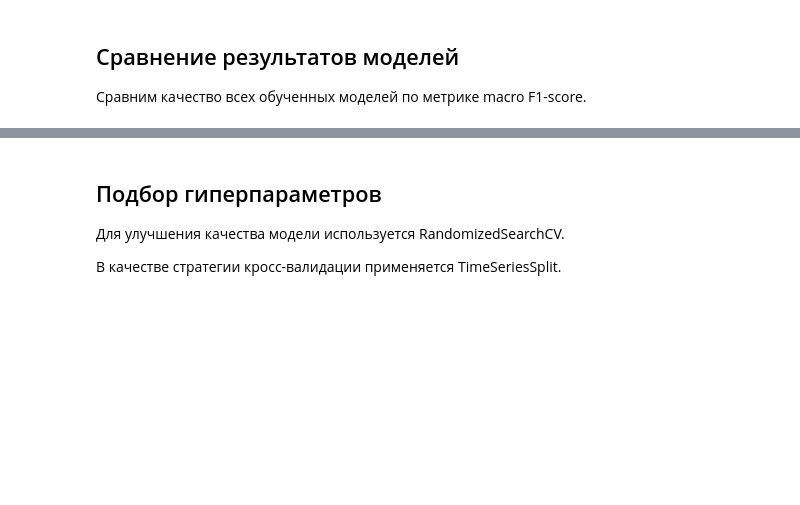
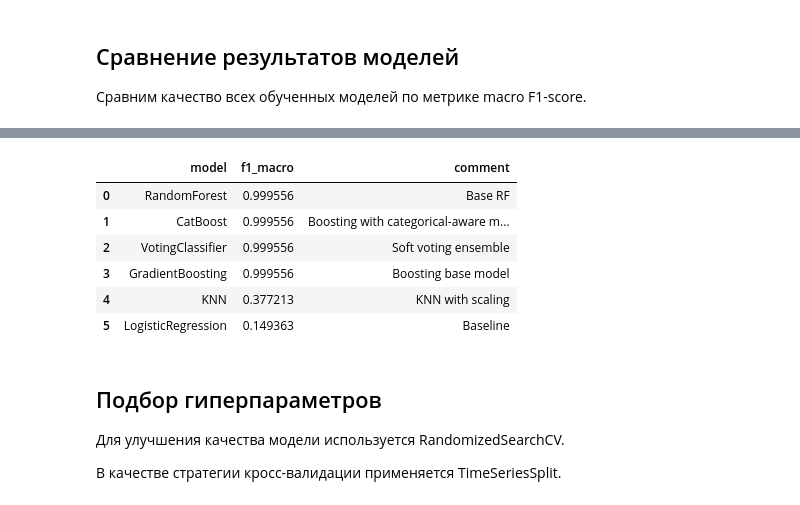
Before and after one commit to hsemlcourse/hseml-group-project-papina, a Jupyter notebook: notebooks/cp2.ipynb, the cells around one changed output, grey strips where cells are left out. Drawn from its saved outputs; the diff is of its cells as text; code cells hidden in the pictures; blank space fills up the shorter version.

```diff
--- a/notebooks/cp2.ipynb
+++ b/notebooks/cp2.ipynb
@@ -240,19 +273,19 @@ RandomForest F1-score: 0.9996845078987819
 
 KNN (K-Nearest Neighbors) — простой алгоритм классификации, основанный на близости объектов в пространстве признаков. Модель предсказывает класс объекта на основе классов его ближайших соседей.
 # %%
-from sklearn.neighbors import KNeighborsClassifier
-
 knn_pipeline = Pipeline([
     ("scaler", StandardScaler()),
-    ("model", KNeighborsClassifier(n_neighbors=5))
+    ("model", KNeighborsClassifier(n_neighbors=7))
 ])
+
 knn_pipeline.fit(X_train, y_train)
-knn_preds = knn_pipeline.predict(X_test)
-knn_f1 = f1_score(y_test, knn_preds, average="macro")
+knn_preds = knn_pipeline.predict(X_val)
+knn_f1 = f1_score(y_val, knn_preds, average="macro")
 
 results.append({
     "model": "KNN",
-    "f1_macro": knn_f1
+    "f1_macro": knn_f1,
+    "comment": "KNN with scaling"
 })
 
 print("KNN F1-score:", knn_f1)
@@ -340,3 +395,14 @@ results_df.sort_values(
+# %%
+results_df = pd.DataFrame(results).sort_values(by="f1_macro", ascending=False).reset_index(drop=True)
+results_df
+# %% [output]
+|  | model | f1_macro | comment |
+| 0 | RandomForest | 0.999556 | Base RF |
+| 1 | CatBoost | 0.999556 | Boosting with categorical-aware m... |
+| 2 | VotingClassifier | 0.999556 | Soft voting ensemble |
+| 3 | GradientBoosting | 0.999556 | Boosting base model |
+| 4 | KNN | 0.377213 | KNN with scaling |
+| 5 | LogisticRegression | 0.149363 | Baseline |
 # %% [markdown]
 ## Подбор гиперпараметров
 
```
Also changed, not shown: parts of 18 cells of this notebook, 8 other files.
